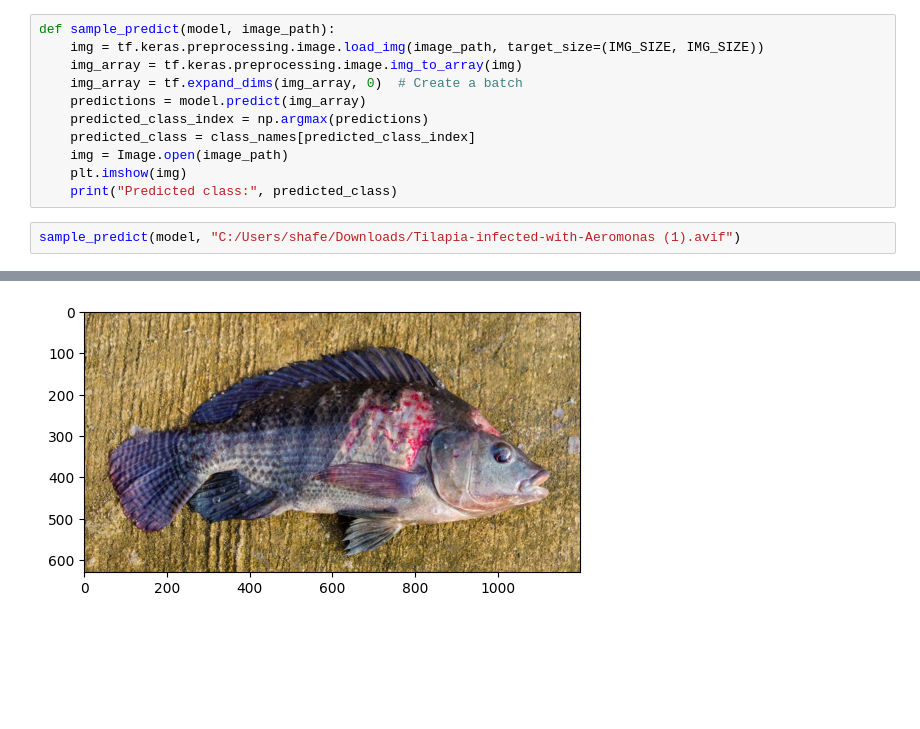
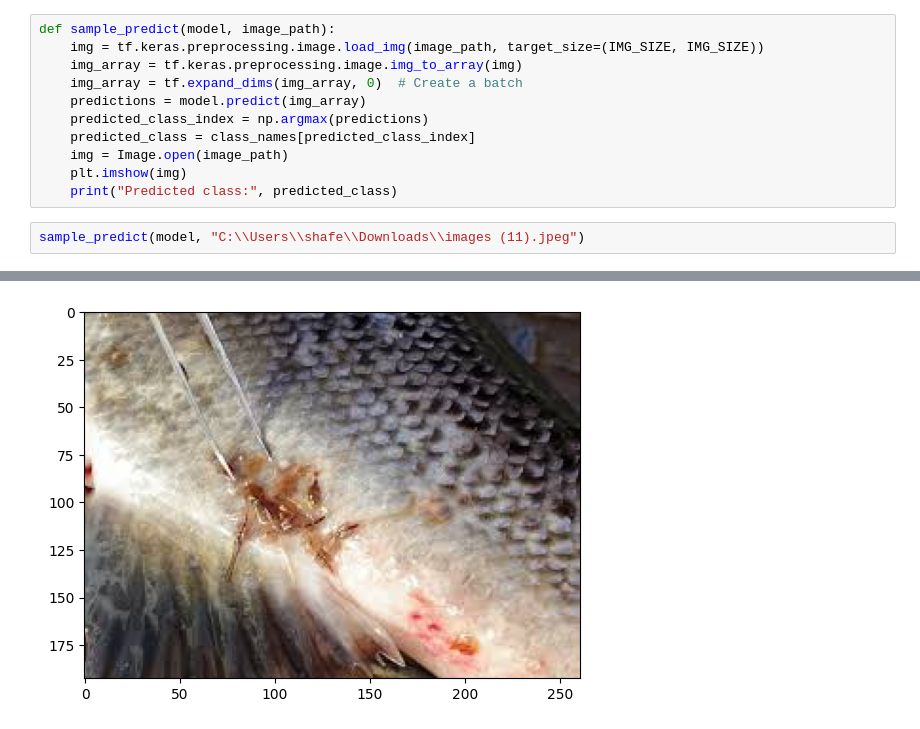
Before and after one commit to ShafeelxAhmed/Fish_Disease_Detection_using_ML, a Jupyter notebook: main.ipynb, the cells around one changed output, grey strips where cells are left out. Drawn from its saved outputs; the diff is of its cells as text; blank space fills up the shorter version.

```diff
--- a/main.ipynb
+++ b/main.ipynb
@@ -296,5 +296,5 @@ def sample_predict(model, image_path):
     plt.imshow(img)
     print("Predicted class:", predicted_class)
 # %%
-sample_predict(model, "C:/Users/shafe/Downloads/Tilapia-infected-with-Aeromonas (1).avif")
+sample_predict(model, "C:\\Users\\shafe\\Downloads\\images (11).jpeg")
 # %% [output]
@@ -303 +303 @@ Predicted class: Bacterial diseases - Aeromoniasis
-[figure, old version]
+[figure, new version]
```
Also changed, not shown: parts of 1 cell of this notebook, 4 other files.
